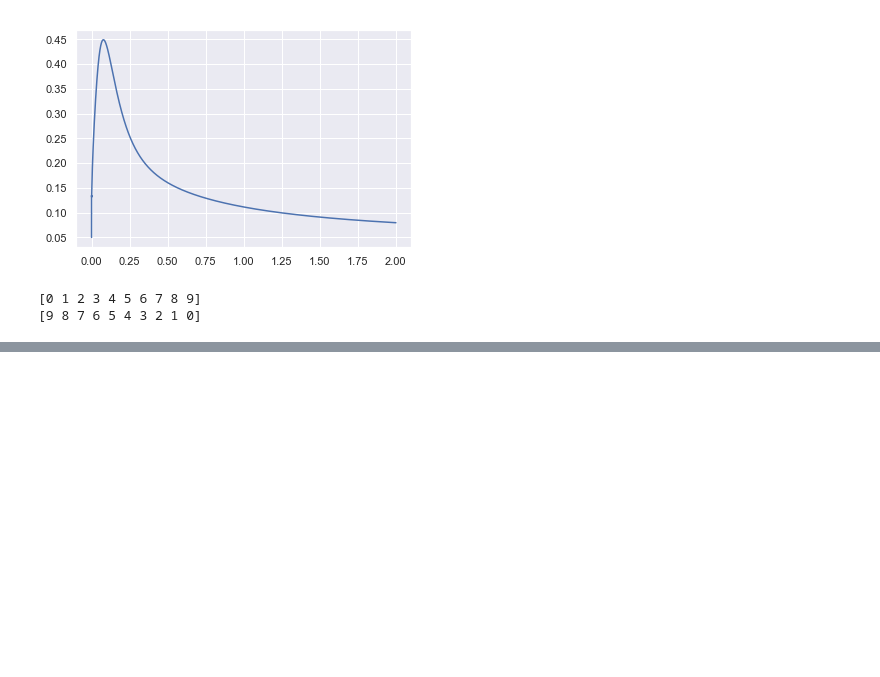
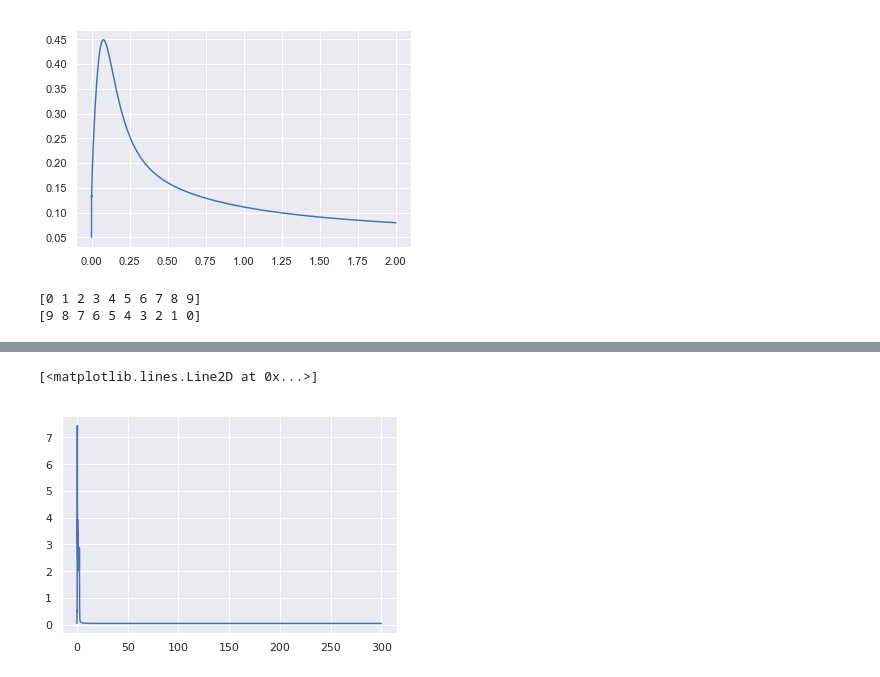
Before and after one commit to vjaltare/Metaplasticity-Memory, a Jupyter notebook: supplementary_RyR_analysis.ipynb, the cells around one changed output, grey strips where cells are left out. Saved outputs shown, nothing was run; the diff lists cells and outputs as text; code cells hidden in the pictures; blank space fills up the shorter version.

```diff
--- a/supplementary_RyR_analysis.ipynb
+++ b/supplementary_RyR_analysis.ipynb
@@ -607,7 +607,7 @@ checkpoint
 ################# variation of steady state Ca with RyRs and nmda conductance #######
 tau_refill = 1e-1
 ryrTr = np.arange(50.,70.,2)
-gnmdaTr = np.arange(20.,80, 10)
+gnmdaTr = np.arange(20.,180, 20)
 
 print(gnmdaTr.shape[0], ryrTr.shape[0])
 gnmda = np.zeros((gnmdaTr.shape[0], ryrTr.shape[0]))
@@ -631,7 +631,7 @@ t3 = np.arange(0.,4.,0.01)
 
 for nmda in range(gnmdaTr.shape[0]):
     for RyR in range(ryrTr.shape[0]):
-        g_NMDAR, n_RyR, n_inputs, input_pattern, f_input  = [gnmdaTr[nmda], ryrTr[RyR], 5, 'rdp', 5]  #g_NMDAR is in pS
+        g_NMDAR, n_RyR, n_inputs, input_pattern, f_input  = [gnmdaTr[nmda], ryrTr[RyR], 1, 'rdp', 5]  #g_NMDAR is in pS
         g_N = float(g_NMDAR) * 1e-12   ##missing step
         s = 1
         sol3 = odeint(spine_model, xinit0, t)
@@ -656,5 +653,5 @@ Text(0.5, 1.0, 'tau_refill=0.1s')
 # %%
-for i in range(14):
+for i in range(ryrTr.shape[0]):
     plt.figure(figsize = (8,8))
     plt.subplot(7,2,i+1)
     plt.plot(gnmdaTr, caTr[:,i])
@@ -689,0 +688,33 @@ print(a)
+# %%
+################################ Rate Dependent Plasticity Protocol ###########################
+tau_refill = 1e0 #s
+fTrace = np.arange(0.1, 20.1, 0.1)
+t4 = np.arange(0., 300., 1e-3)
+CaTimeCourse = np.zeros((t4.shape[0], fTrace.shape[0]))  ## With ER Stores (RyR mediated)
+CaTimeCourse0 = np.zeros((t4.shape[0], fTrace.shape[0])) ## Without ER stores (not mediated by RyR)
+itr = 0
+for freq in range(fTrace.shape[0]):
+    g_NMDAR, n_RyR, n_inputs, input_pattern, f_input  = [65, 30, 25, 'rdp', fTrace[freq]]  #g_NMDAR is in pS
+    g_N = float(g_NMDAR) * 1e-12
+    s = 1
+    xinit = sol[-1,:]
+    print('RyRs to ER+ spine = ', n_RyR)
+    tpre = [i/float(f_input) for i in range(int(float(n_inputs)))]
+    sol4 = odeint(spine_model, xinit, t4, atol=atol,rtol=rtol )   ## with ER stores
+    ##############################################################
+    Vmax_serca = 0
+    k_erleak = 0
+    n_RyR = 0
+    sol40 = odeint(spine_model, xinit, t4, atol=atol,rtol=rtol)  ##without ER stores
+    CaTimeCourse[:,freq] = sol4[:,-9]
+    CaTimeCourse0[:,freq] = sol40[:,-9]
+    itr += 1
+    print(itr)
+
+print('done')
+# %%
+################################## Saving into csv file ####################################
+plt.plot(t4, CaTimeCourse[:,100])
+# %% [output]
+[<matplotlib.lines.Line2D at 0x...>]
+[figure, added]
```
Also changed, not shown: parts of 7 cells of this notebook.
